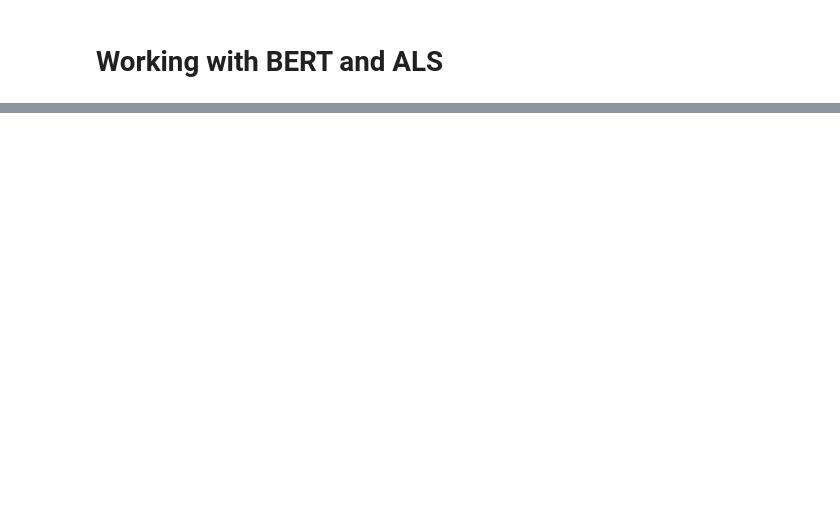
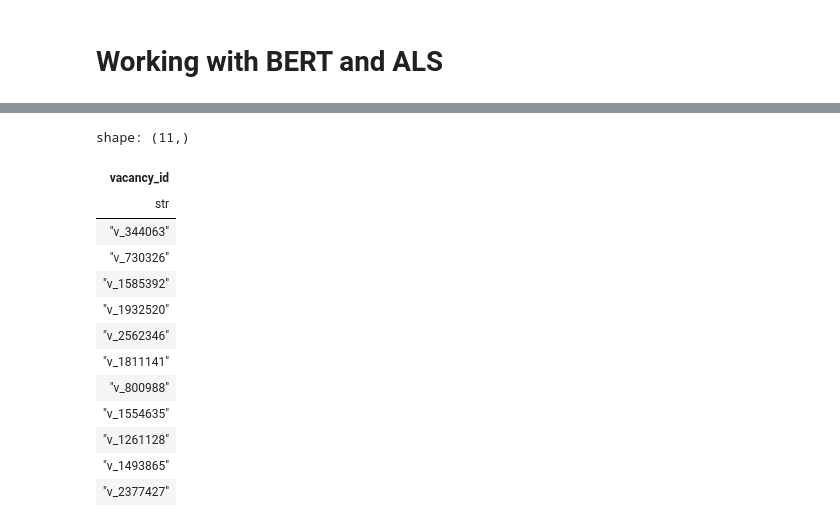
Before and after one commit to Sinagoga/hse_project, a Jupyter notebook: hh_start.ipynb, the cells around one changed output, grey strips where cells are left out. Drawn from its saved outputs; the diff is of its cells as text; code cells hidden in the pictures; blank space fills up the shorter version.

```diff
--- a/hh_start.ipynb
+++ b/hh_start.ipynb
@@ -303,0 +296,18 @@ uv_mat
+# %%
+val_vacs = pairs["vacancy_id"].unique().replace(idx2vac).shuffle()[::300]
+val_vacs
+# %% [output]
+shape: (11,)
+| vacancy_id |
+| str |
+| "v_344063" |
+| "v_730326" |
+| "v_1585392" |
+| "v_1932520" |
+| "v_2562346" |
+| "v_1811141" |
+| "v_800988" |
+| "v_1554635" |
+| "v_1261128" |
+| "v_1493865" |
+| "v_2377427" |
```
Also changed, not shown: parts of 16 cells of this notebook.
